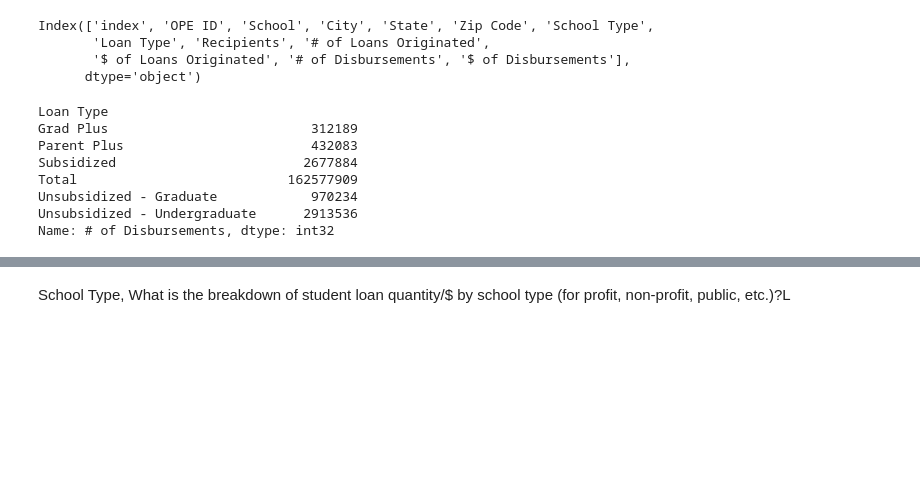
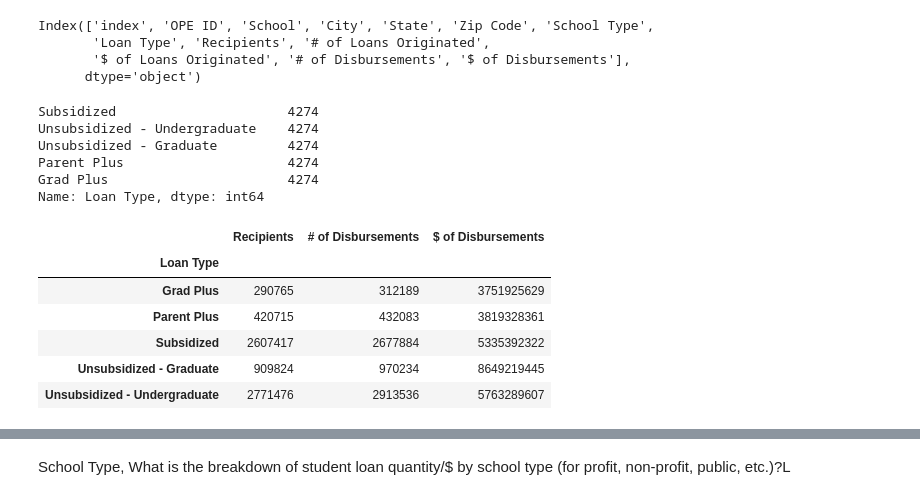
Before and after one commit to wemlaztdj/Demo_p1, a Jupyter notebook: main - MR.ipynb, the cells around one changed output, grey strips where cells are left out. Drawn from its saved outputs; the diff is of its cells as text; code cells hidden in the pictures; blank space fills up the shorter version.

```diff
--- a/main - MR.ipynb
+++ b/main - MR.ipynb
@@ -116,15 +116,3 @@ Index(['index', 'OPE ID', 'School', 'City', 'State', 'Zip Code', 'School Type',
        'Loan Type', 'Recipients', '# of Loans Originated',
        '$ of Loans Originated', '# of Disbursements', '$ of Disbursements'],
       dtype='object')
-# %%
-loan_type_amounts = df.groupby('Loan Type')['# of Disbursements'].sum()
-loan_type_amounts
-# %% [output]
-Loan Type
-Grad Plus                          312189
-Parent Plus                        432083
-Subsidized                        2677884
-Total                           162577909
-Unsubsidized - Graduate            970234
-Unsubsidized - Undergraduate      2913536
-Name: # of Disbursements, dtype: int32
@@ -132,0 +119,37 @@ df.groupby('Loan Type', '')['$ of Disbursements'].sum()
+# %%
+loan_names = df["Loan Type"].value_counts()
+loan_names
+# %% [output]
+Subsidized                      4274
+Unsubsidized - Undergraduate    4274
+Unsubsidized - Graduate         4274
+Parent Plus                     4274
+Grad Plus                       4274
+Name: Loan Type, dtype: int64
+# %%
+loan_type = df.groupby("Loan Type")[["Recipients", "# of Disbursements", "$ of Disbursements"]].sum()
+
+
+def format_with_commas(x):
+    if isinstance(x, (int, float)):
+        return "{:,.0f}".format(x)
+    return x
+
+#loan_type['Recipients'] = loan_type['Recipients'].apply(format_with_commas)
+
+#loan_type['# of Disbursements'] = loan_type['# of Disbursements'].apply(format_with_commas)
+
+#loan_type['$ of Disbursements'] = loan_type['$ of Disbursements'].apply(format_with_commas)
+
+loan_type
+
+#loan_type_amounts = df.groupby('Loan Type')['# of Disbursements'].sum()
+#loan_type_amounts
+# %% [output]
+|  | Recipients | # of Disbursements | $ of Disbursements |
+| Loan Type |  |  |  |
+| Grad Plus | 290765 | 312189 | 3751925629 |
+| Parent Plus | 420715 | 432083 | 3819328361 |
+| Subsidized | 2607417 | 2677884 | 5335392322 |
+| Unsubsidized - Graduate | 909824 | 970234 | 8649219445 |
+| Unsubsidized - Undergraduate | 2771476 | 2913536 | 5763289607 |
```
Also changed, not shown: parts of 8 cells of this notebook, 2 other files.
